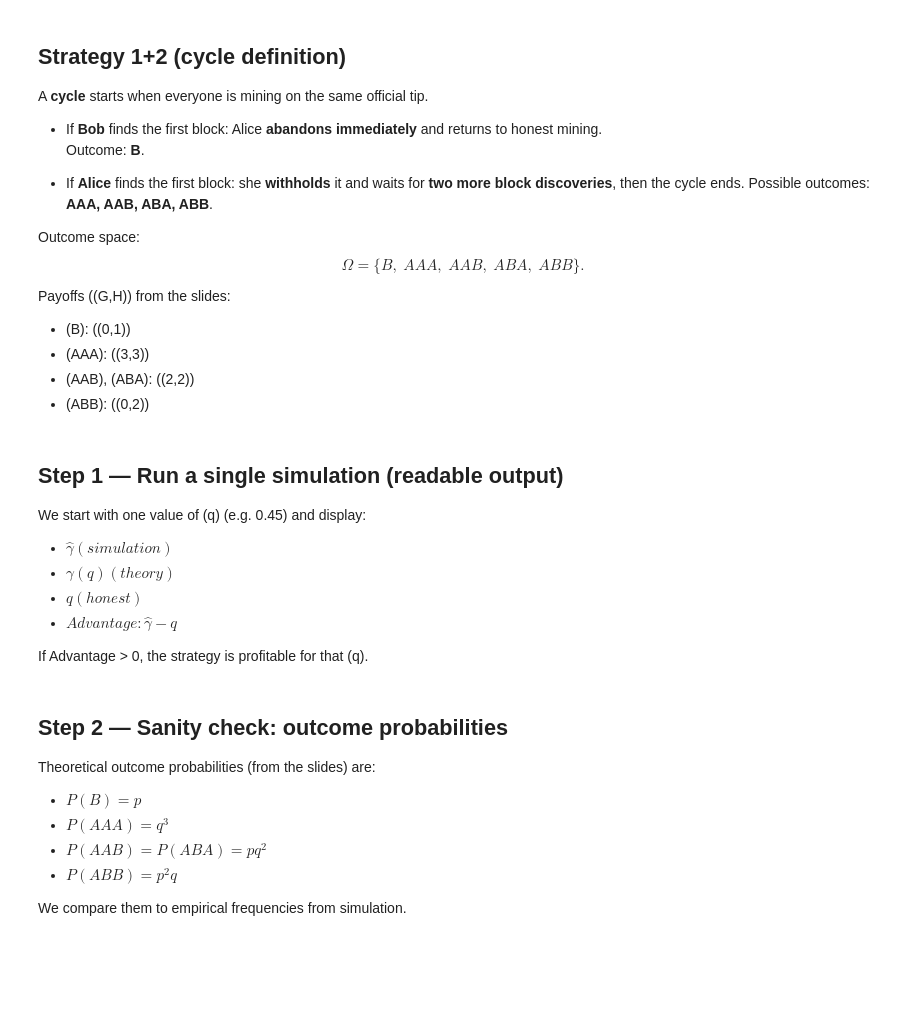
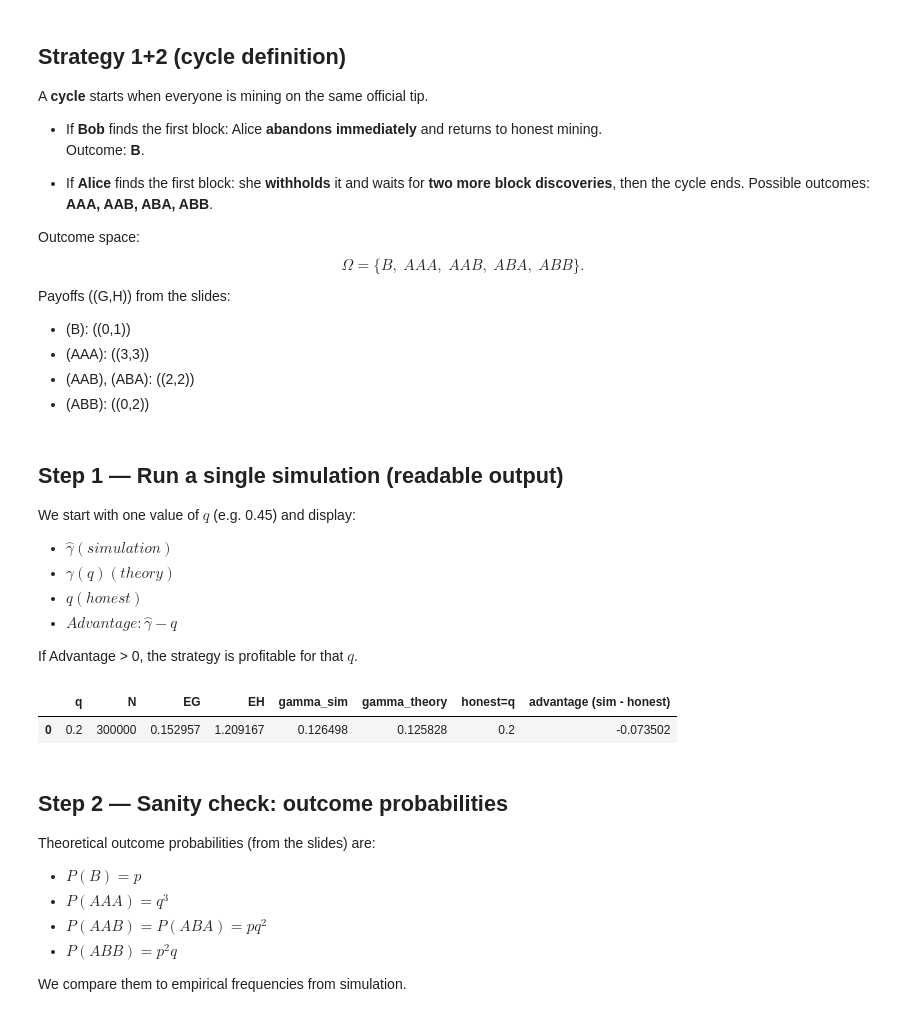
Before and after one commit to ayabelarbi/cryptofinance, a Jupyter notebook: mining-strategy/Strategy_1_Plus_2.ipynb, the cells around one changed output. Drawn from its saved outputs; the diff is of its cells as text; code cells hidden in the pictures; blank space fills up the shorter version.

```diff
--- a/mining-strategy/Strategy_1_Plus_2.ipynb
+++ b/mining-strategy/Strategy_1_Plus_2.ipynb
@@ -191,27 +192,30 @@ def run_simulation(q: float, N: int = 200_000, seed: int = 0) -> SimResult:
 
 ## Step 1 — Run a single simulation (readable output)
 
-We start with one value of \(q\) (e.g. 0.45) and display:
+We start with one value of $q$ (e.g. 0.45) and display:
 - $\widehat{\gamma}(simulation)$
 - $\gamma(q) (theory)$
 - $q(honest)$
 - $Advantage: \widehat{\gamma} - q$
 
-If Advantage > 0, the strategy is profitable for that \(q\).
+If Advantage > 0, the strategy is profitable for that $q$.
 # %%
-res = run_simulation(q=0.45, N=300_000, seed=123)
+res = run_simulation(q=0.2, N=300_000, seed=123)
 
 summary = {
     "q": res.q,
     "N": res.N,
     "EG": res.EG,
     "EH": res.EH,
     "gamma_sim": res.gamma_hat,
     "gamma_theory": res.gamma_theory,
     "honest=q": res.honest_rate,
     "advantage (sim - honest)": res.gamma_hat - res.honest_rate,
 }
 pd.DataFrame([summary])
+# %% [output]
+|  | q | N | EG | EH | gamma_sim | gamma_theory | honest=q | advantage (sim - honest) |
+| 0 | 0.2 | 300000 | 0.152957 | 1.209167 | 0.126498 | 0.125828 | 0.2 | -0.073502 |
 # %% [markdown]
 
 ## Step 2 — Sanity check: outcome probabilities
```
Also changed, not shown: parts of 8 cells of this notebook.
